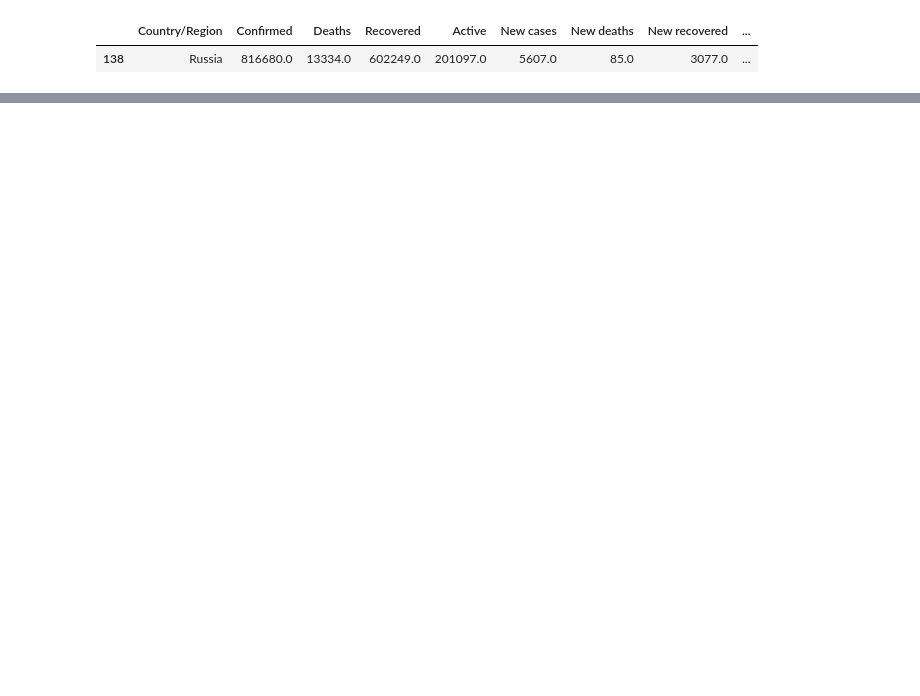
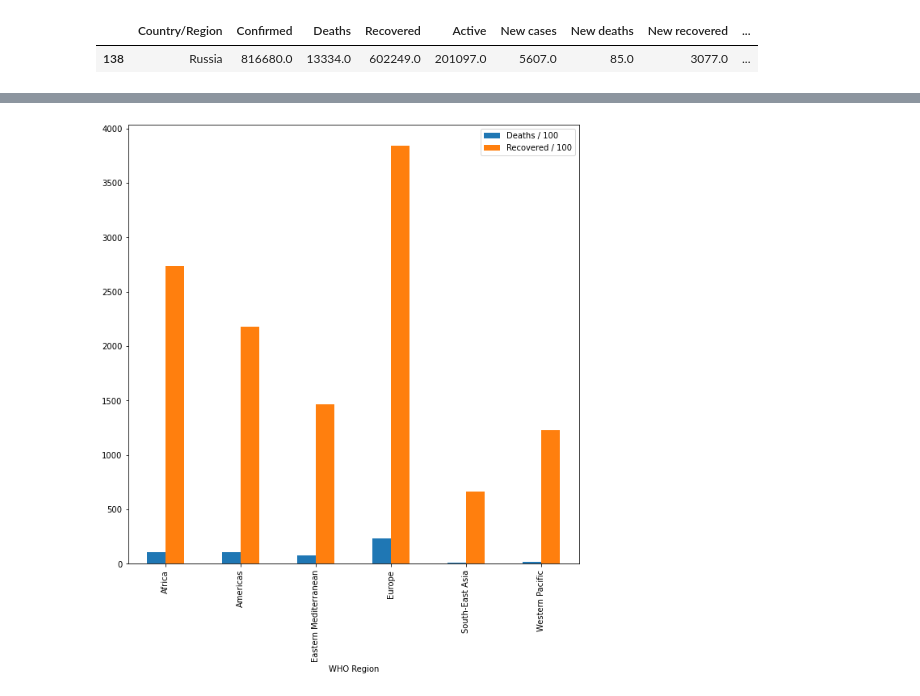
Before and after one commit to Pedro-Velazquez/covid-19-analysis, a Jupyter notebook: country_wise_latest/eda.ipynb, the cells around one changed output, grey strips where cells are left out. Saved outputs shown, nothing was run; the diff lists cells and outputs as text; code cells hidden in the pictures; blank space fills up the shorter version.

```diff
--- a/country_wise_latest/eda.ipynb
+++ b/country_wise_latest/eda.ipynb
@@ -114,0 +144,10 @@ df_europe_without_russia.describe()
+# %%
+data = pd.DataFrame({
+    'Region': byregion['WHO Region'],
+    'Deaths / 100': byregion['Deaths / 100 Cases'].sum(),
+    'Recovered / 100': byregion['Recovered / 100 Cases'].sum()
+})
+data.plot(kind='bar')
+plt.show()
+# %% [output]
+[figure, added]
```
Also changed, not shown: parts of 16 cells of this notebook.
